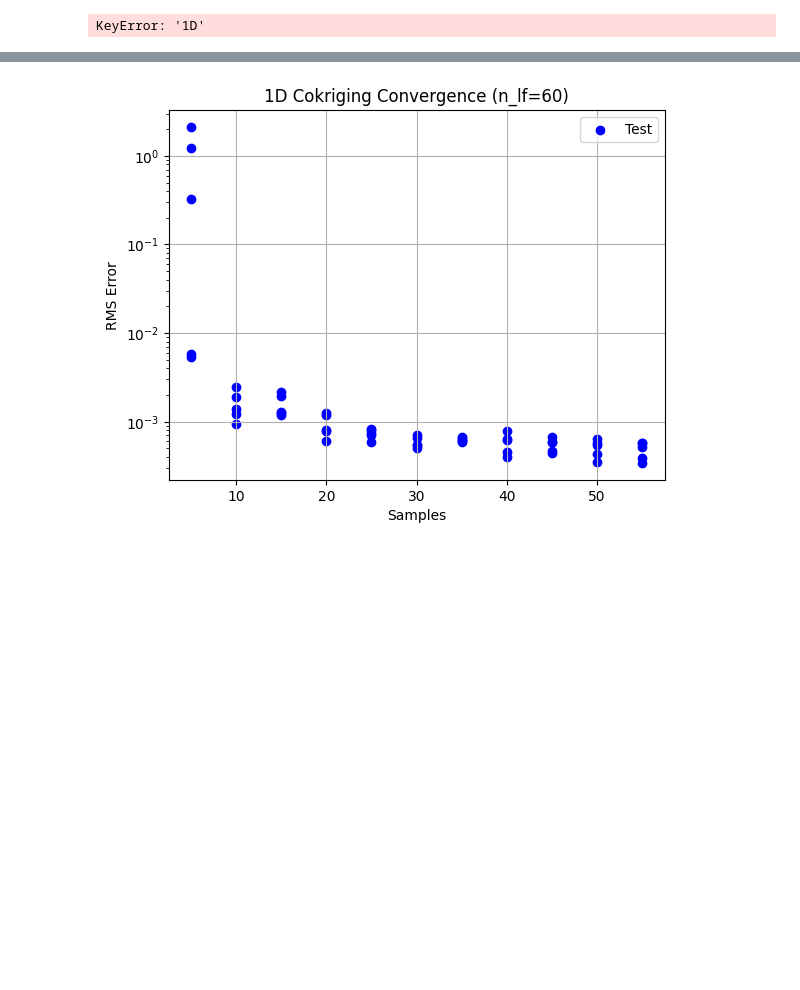
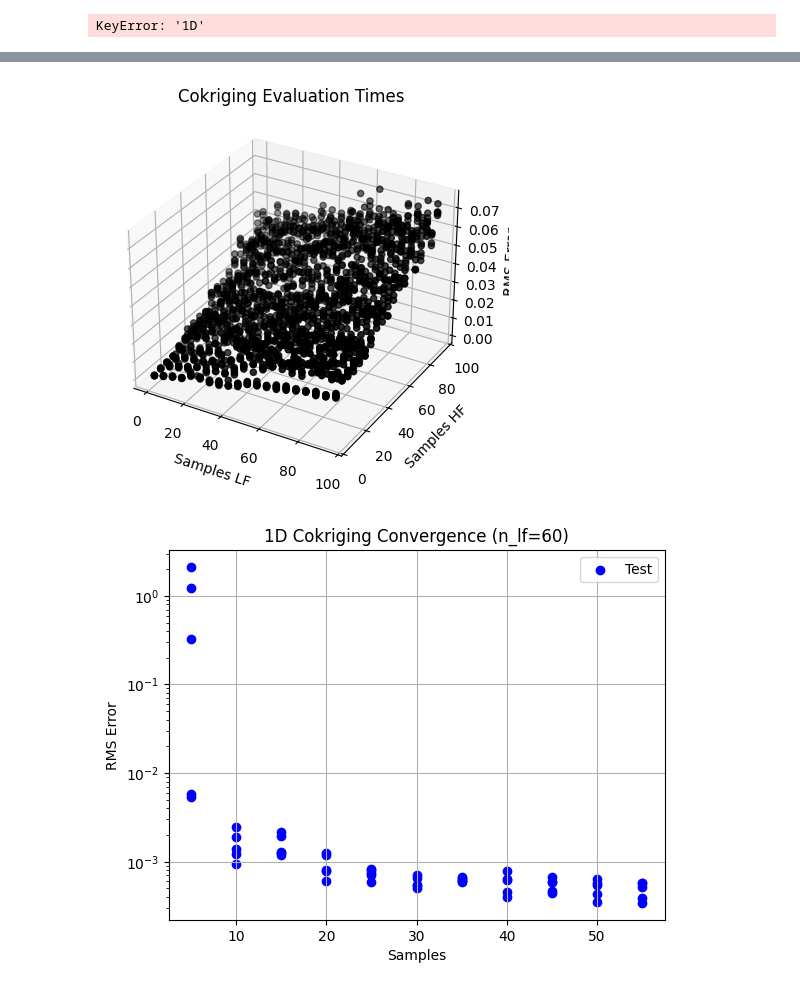
Before and after one commit to tzangleUMaine/SurrogateModeling, a Jupyter notebook: examples/SMConvergence copy.ipynb, the cells around one changed output, grey strips where cells are left out. Saved outputs shown, nothing was run; the diff lists cells and outputs as text; code cells hidden in the pictures; blank space fills up the shorter version.

```diff
--- a/examples/SMConvergence copy.ipynb
+++ b/examples/SMConvergence copy.ipynb
@@ -221,3 +361,9 @@ KeyError: '1D'
+# %%
+ax = plot_cokriging_data(
+    points_lf=points_lf[key], points_hf=points_hf[key], output=evaluation_time[key], label="RMS Error",name="Cokriging Evaluation Times"
+)
+# %% [output]
+[figure, added]
 # %%
 ax = plot_error_measure(points_ck[key],error_ck[key],name = "1D Cokriging Convergence (n_lf=60)")
 # %% [output]
```
Also changed, not shown: parts of 10 cells of this notebook, 1 other file.
